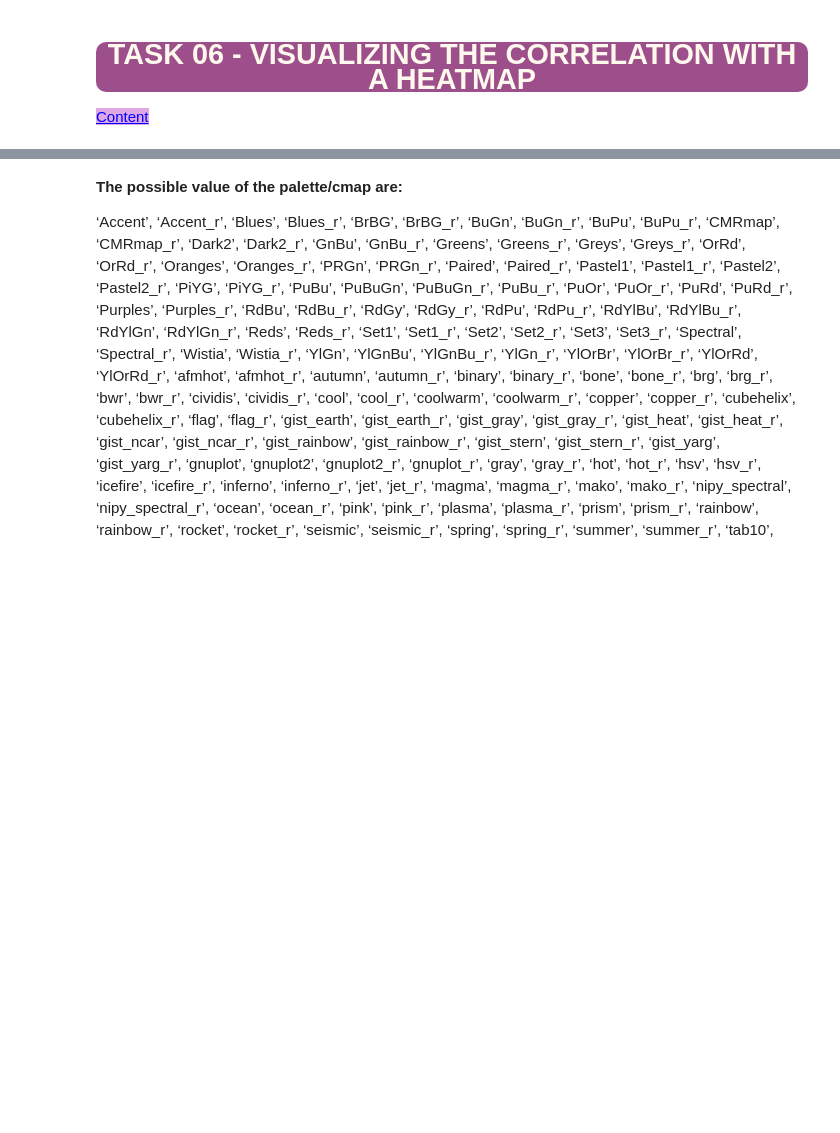
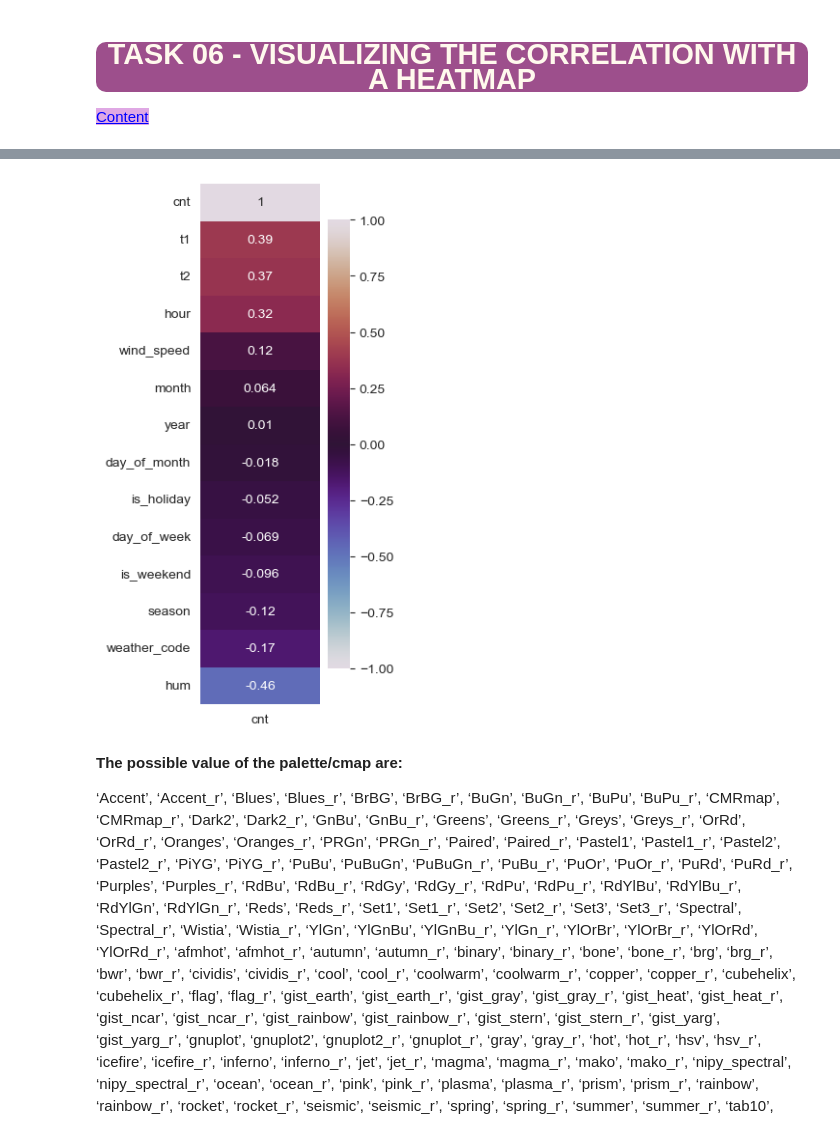
Before and after one commit to 4dsolutions/clarusway_data_analysis, a Jupyter notebook: DVwPY_S7/CapStone_Example_Bike_Sharing.ipynb, the cells around one changed output, grey strips where cells are left out. Drawn from its saved outputs; the diff is of its cells as text; code cells hidden in the pictures; blank space fills up the shorter version.

```diff
--- a/DVwPY_S7/CapStone_Example_Bike_Sharing.ipynb
+++ b/DVwPY_S7/CapStone_Example_Bike_Sharing.ipynb
@@ -338,3 +539,3 @@ sns.heatmap(df.corr(), annot=True, cmap="coolwarm", mask=matrix);
 # %%
-df_corr_cnt = df.corr()[["cnt"]].sort_values(by='cnt', ascending=False)
+df_corr_cnt = df.corr(numeric_only=True)[["cnt"]].sort_values(by='cnt', ascending=False)
 df_corr_cnt
@@ -341,9 +558,11 @@ df_corr_cnt
 # %%
 # for the target variable
 
 plt.figure(figsize=(2, 7))
 
-sns.heatmap(df_corr_cnt, vmin=-1, vmax=1, annot=True, cmap='BrBG');
+sns.heatmap(df_corr_cnt, vmin=-1, vmax=1, annot=True, cmap='twilight');
+# %% [output]
+[figure, added]
 # %% [markdown]
 **The possible value of the palette/cmap are:**
 
```
Also changed, not shown: parts of 70 cells of this notebook.
